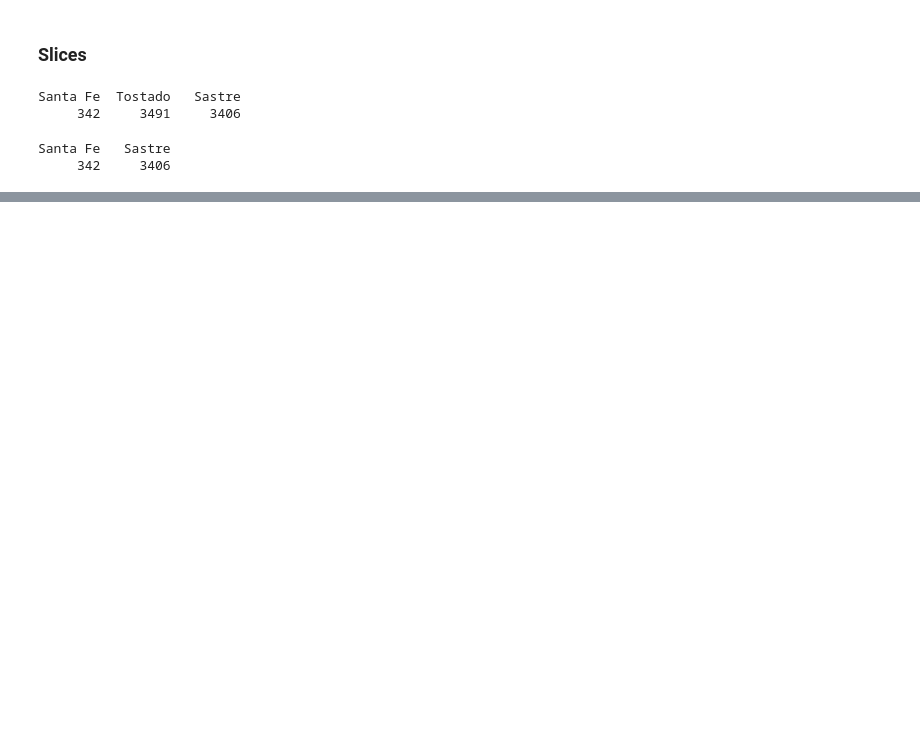
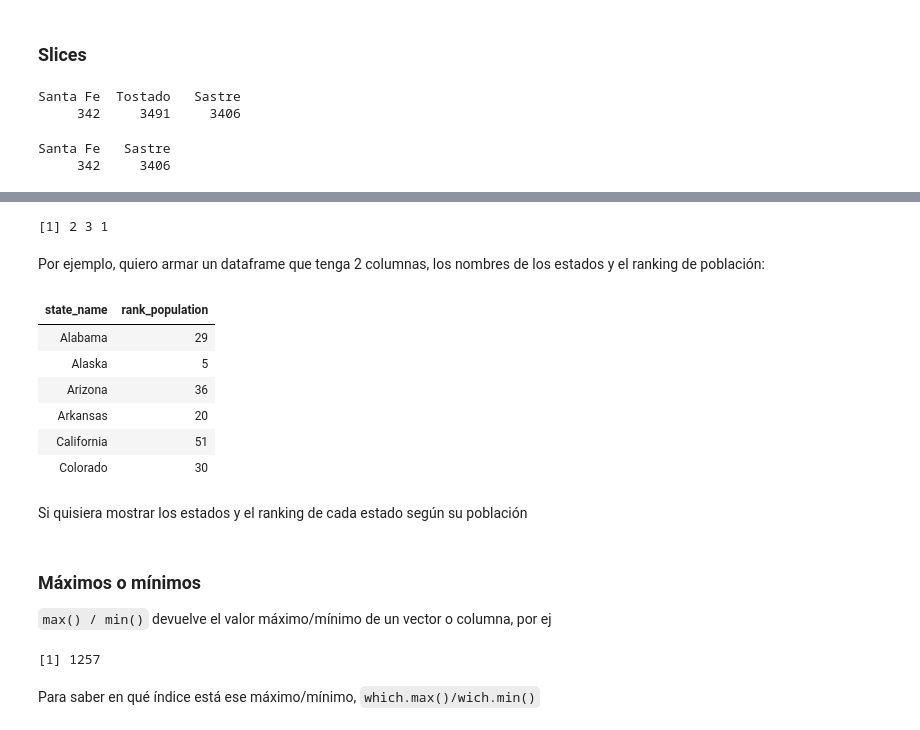
Before and after one commit to emilopez/intro-R, a Jupyter notebook: IntroR.ipynb, the cells around one changed output, grey strips where cells are left out. Saved outputs shown, nothing was run; the diff lists cells and outputs as text; code cells hidden in the pictures; blank space fills up the shorter version.

Commit message:
operaciones vectoriales

```diff
--- a/IntroR.ipynb
+++ b/IntroR.ipynb
@@ -150,0 +277,28 @@ Santa Fe   Sastre
+# %%
+# ejemplo de rank
+x <- c(10, 100, 1)
+rank(x)
+# %% [output]
+[1] 2 3 1
+# %% [markdown]
+Por ejemplo, quiero armar un dataframe que tenga 2 columnas, los nombres de los estados y el ranking de población:
+# %%
+# Define a variable states to be the state names
+states <- murders$state
+
+# Define a variable ranks to determine the population size ranks
+ranks <- rank(murders$population)
+
+# Armo el dataframe
+my_df <- data.frame(state_name = states, rank_population = ranks)
+head(my_df)
+# %% [output]
+| state_name | rank_population |
+| Alabama | 29 |
+| Alaska | 5 |
+| Arizona | 36 |
+| Arkansas | 20 |
+| California | 51 |
+| Colorado | 30 |
+# %% [markdown]
+Si quisiera mostrar los estados y el ranking de cada estado según su población
@@ -150,0 +317,9 @@ Santa Fe   Sastre
+# %% [markdown]
+### Máximos o mínimos
+``max() / min()`` devuelve el valor máximo/mínimo de un vector o columna, por ej
+# %%
+max(murders$total)
+# %% [output]
+[1] 1257
+# %% [markdown]
+Para saber en qué índice está ese máximo/mínimo, ``which.max()/wich.min()``
```
Also changed, not shown: parts of 30 cells of this notebook.
